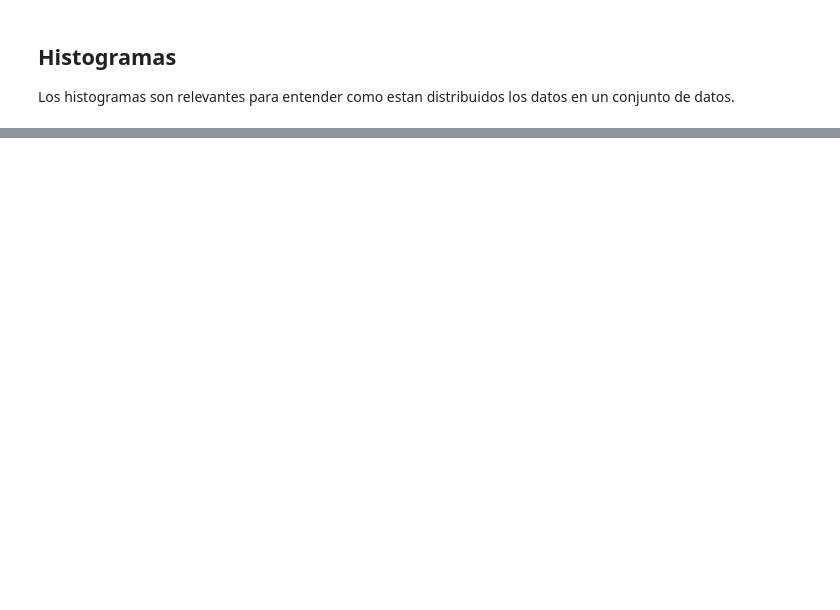
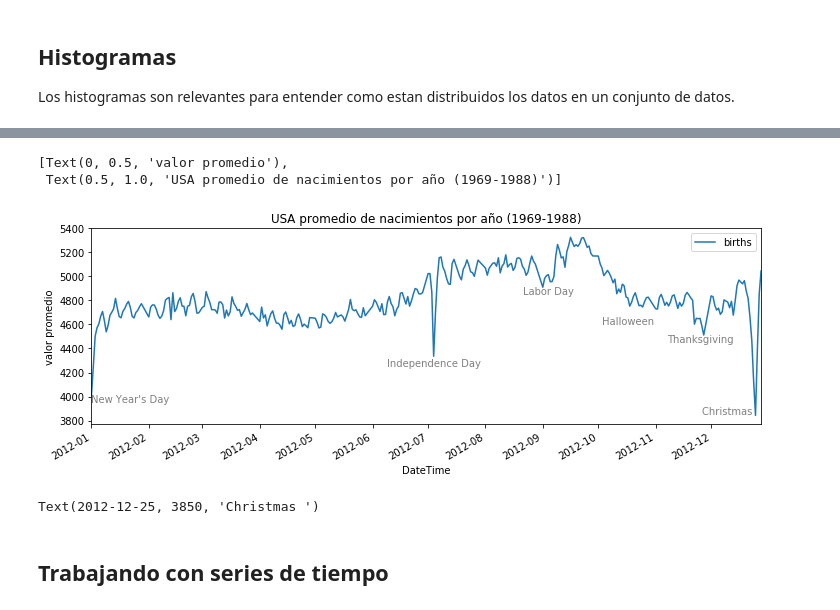
Before and after one commit to sruap1214/EC_Finance, a Jupyter notebook: Notebooks/04b_ManipulacionDatosVisualizacion.ipynb, the cells around one changed output, grey strips where cells are left out. Cells and saved outputs as stored; diff of their text form; code cells hidden in the pictures; blank space fills up the shorter version.

```diff
--- a/Notebooks/04b_ManipulacionDatosVisualizacion.ipynb
+++ b/Notebooks/04b_ManipulacionDatosVisualizacion.ipynb
@@ -268,0 +294,5 @@ plt.hist(data, bins=30, density=True, alpha=0.5,
+# %%
+import numpy as np
+import pandas as pd
+births = pd.read_csv('data/births.csv')
+births.head(10)
@@ -268,0 +311,5 @@ plt.hist(data, bins=30, density=True, alpha=0.5,
+# %%
+births.drop(births[births['day'] > 28].index,inplace=True)
+birth_mean = births.groupby(['month','day'])['births'].mean().reset_index()
+birth_mean['year'] = 2012
+birth_mean.head()
@@ -268,0 +323,3 @@ plt.hist(data, bins=30, density=True, alpha=0.5,
+# %%
+birth_mean['DateTime'] = pd.to_datetime(birth_mean[['year','month','day']],format='%Y%m%d')
+birth_mean.head()
@@ -268,0 +333,37 @@ plt.hist(data, bins=30, density=True, alpha=0.5,
+# %%
+fig, ax = plt.subplots(figsize=(12, 4))
+births_by_date = birth_mean[['DateTime','births']]
+births_by_date = births_by_date.set_index('DateTime')
+births_by_date.plot(ax=ax);
+
+# Add labels to the plot
+style = dict(size=10, color='grey')
+
+ax.text('2012-1-1', 3950, "New Year's Day", **style)
+ax.text('2012-7-4', 4250, "Independence Day", ha='center', **style)
+ax.text('2012-9-4', 4850, "Labor Day", ha='center', **style)
+ax.text('2012-10-31', 4600, "Halloween", ha='right', **style)
+ax.text('2012-11-25', 4450, "Thanksgiving", ha='center', **style)
+ax.text('2012-12-25', 3850, "Christmas ", ha='right', **style)
+
+# Label the axes
+ax.set(title='USA promedio de nacimientos por año (1969-1988)',
+       ylabel='valor promedio')
+# %% [output]
+[Text(0, 0.5, 'valor promedio'),
+ Text(0.5, 1.0, 'USA promedio de nacimientos por año (1969-1988)')]
+[figure, added]
+# %%
+# Add labels to the plot
+style = dict(size=10, color='gray')
+
+ax.text('2012-1-1', 3950, "New Year's Day", **style)
+ax.text('2012-7-4', 4250, "Independence Day", ha='center', **style)
+ax.text('2012-9-4', 4850, "Labor Day", ha='center', **style)
+ax.text('2012-10-31', 4600, "Halloween", ha='right', **style)
+ax.text('2012-11-25', 4450, "Thanksgiving", ha='center', **style)
+ax.text('2012-12-25', 3850, "Christmas ", ha='right', **style)
+# %% [output]
+Text(2012-12-25, 3850, 'Christmas ')
+# %% [markdown]
+## Trabajando con series de tiempo
```
Also changed, not shown: parts of 12 cells of this notebook.
